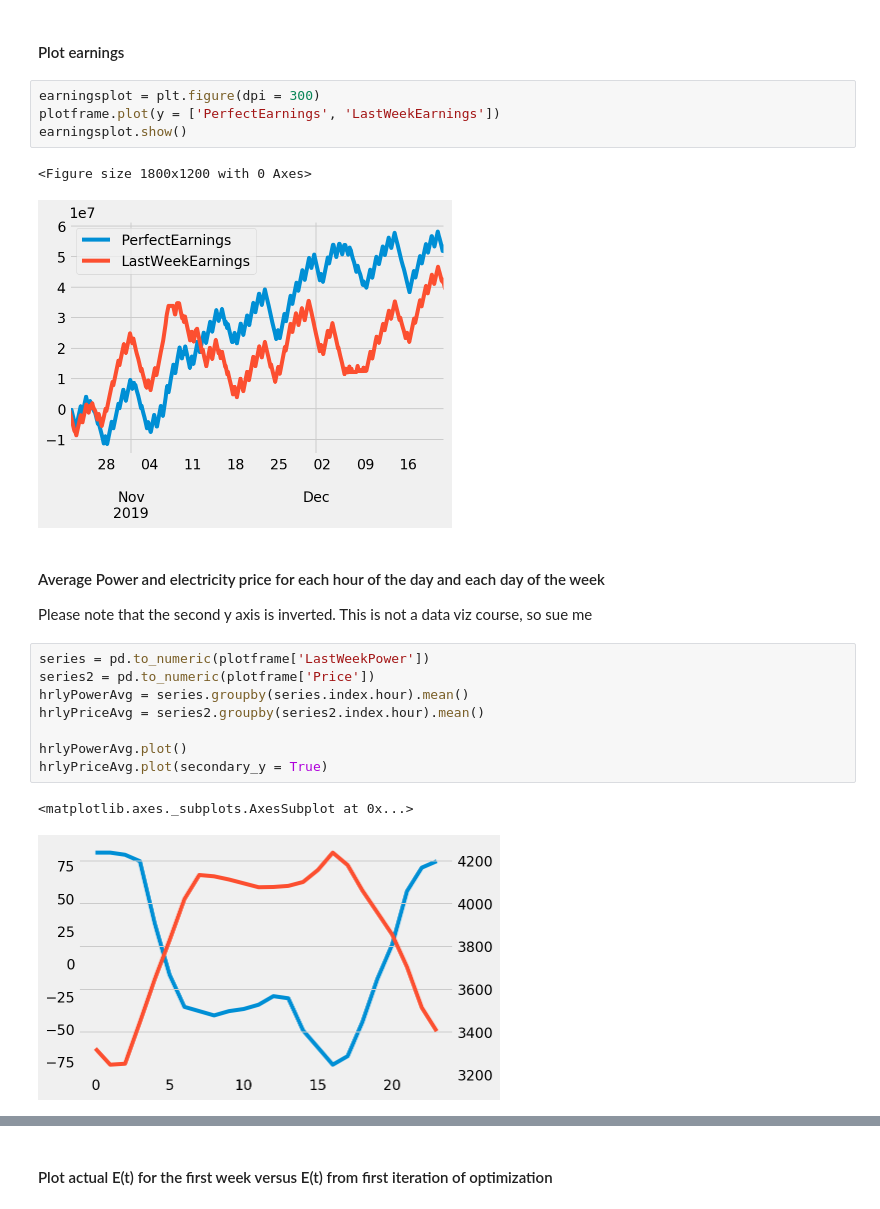
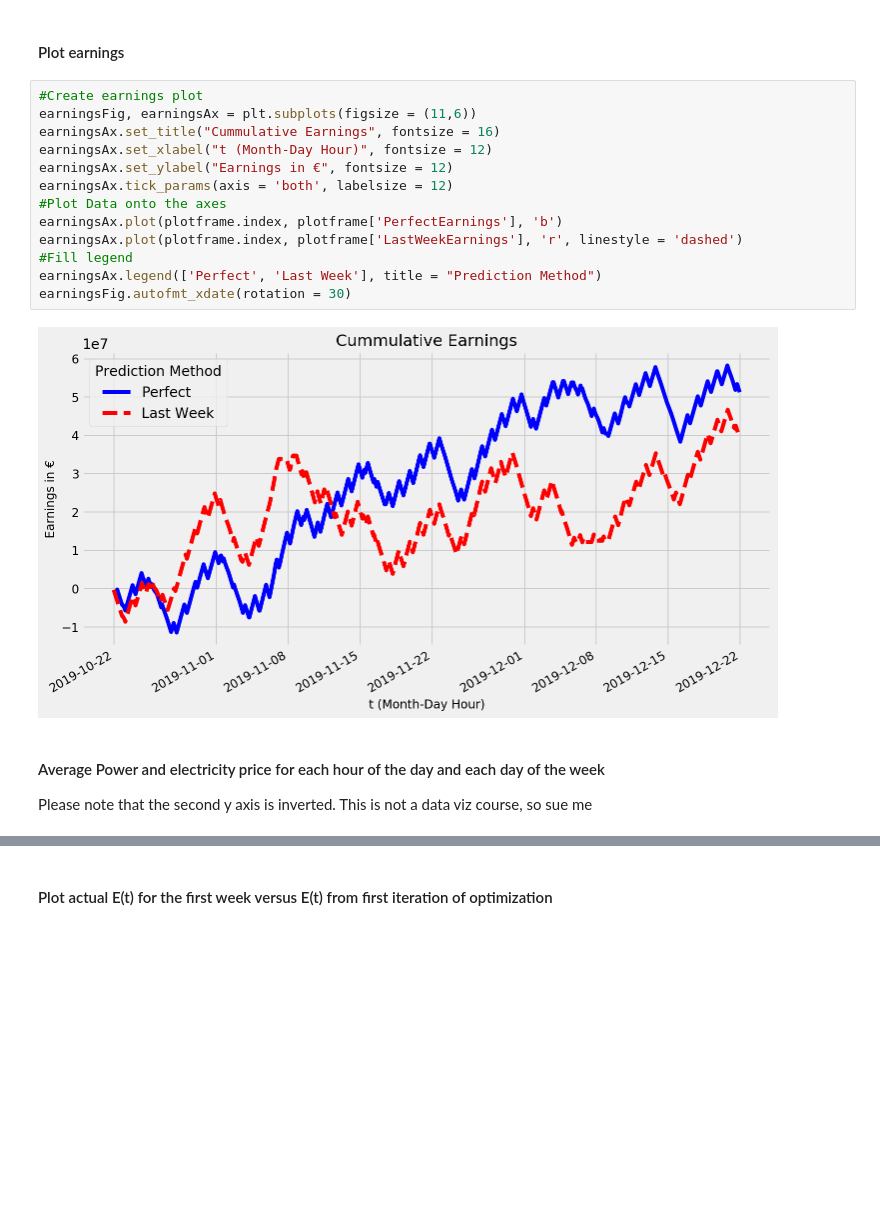
Before and after one commit to lukasbahr/pom, a Jupyter notebook: dsm/dsm.ipynb, the cells around one changed output, grey strips where cells are left out. Saved outputs shown, nothing was run; the diff lists cells and outputs as text; blank space fills up the shorter version.

```diff
--- a/dsm/dsm.ipynb
+++ b/dsm/dsm.ipynb
@@ -385,23 +420,20 @@ energyplot.show()
 # %% [markdown]
 #### Plot earnings
-# %%
-earningsplot = plt.figure(dpi = 300)
-plotframe.plot(y = ['PerfectEarnings', 'LastWeekEarnings'])
-earningsplot.show()
-# %% [output]
-<Figure size 1800x1200 with 0 Axes>
-[figure, removed]
+# %%
+#Create earnings plot
+earningsFig, earningsAx = plt.subplots(figsize = (11,6))
+earningsAx.set_title("Cummulative Earnings", fontsize = 16)
+earningsAx.set_xlabel("t (Month-Day Hour)", fontsize = 12)
+earningsAx.set_ylabel("Earnings in €", fontsize = 12)
+earningsAx.tick_params(axis = 'both', labelsize = 12)
+#Plot Data onto the axes
+earningsAx.plot(plotframe.index, plotframe['PerfectEarnings'], 'b')
+earningsAx.plot(plotframe.index, plotframe['LastWeekEarnings'], 'r', linestyle = 'dashed')
+#Fill legend
+earningsAx.legend(['Perfect', 'Last Week'], title = "Prediction Method")
+earningsFig.autofmt_xdate(rotation = 30)
+# %% [output]
+[figure, added]
 # %% [markdown]
 #### Average Power and electricity price for each hour of the day and each day of the week
 Please note that the second y axis is inverted. This is not a data viz course, so sue me
-# %%
-series = pd.to_numeric(plotframe['LastWeekPower'])
-series2 = pd.to_numeric(plotframe['Price'])
-hrlyPowerAvg = series.groupby(series.index.hour).mean()
-hrlyPriceAvg = series2.groupby(series2.index.hour).mean()
-
-hrlyPowerAvg.plot()
-hrlyPriceAvg.plot(secondary_y = True)
-# %% [output]
-<matplotlib.axes._subplots.AxesSubplot at 0x...>
-[figure, removed]
```
Also changed, not shown: parts of 9 cells of this notebook, 2 other files.
